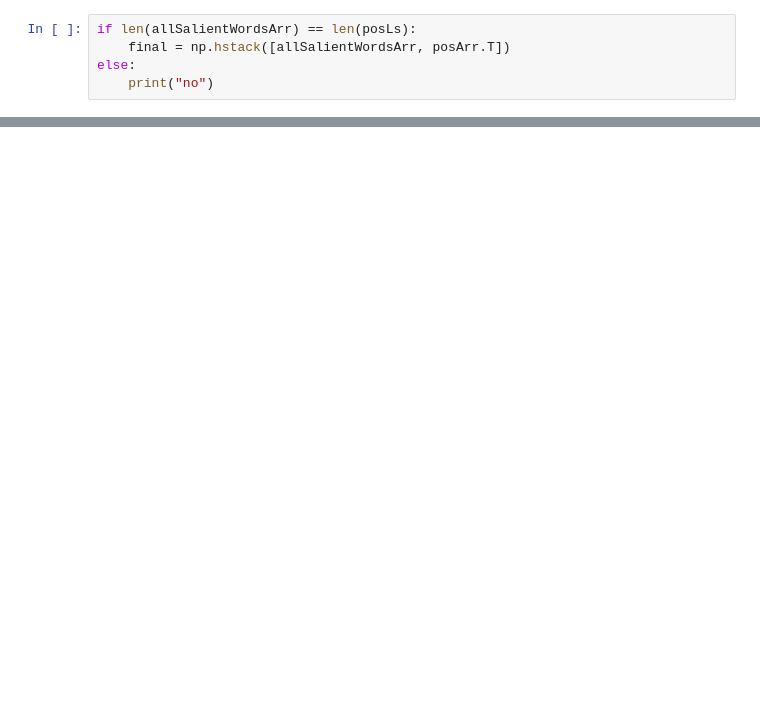
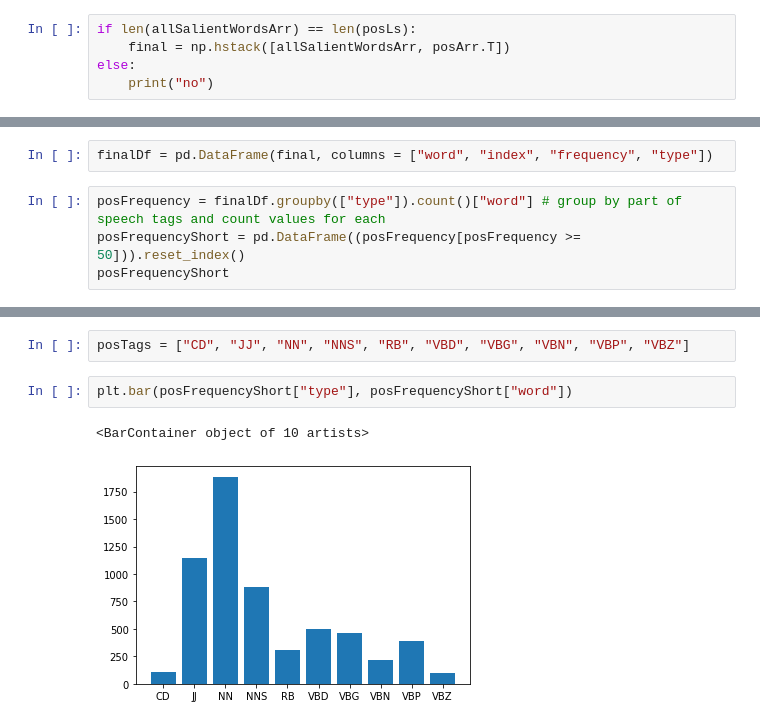
Before and after one commit to djdebonis/downByTheRiver, a Jupyter notebook: livingInAVan.ipynb, the cells around one changed output, grey strips where cells are left out. Cells and saved outputs as stored; diff of their text form; blank space fills up the shorter version.

Commit message:
starting to plot part of speech. got transl from nltk website html

```diff
--- a/livingInAVan.ipynb
+++ b/livingInAVan.ipynb
@@ -313,0 +244,6 @@ len(posLs)
+# %%
+finalDf = pd.DataFrame(final, columns = ["word", "index", "frequency", "type"])
+# %%
+posFrequency = finalDf.groupby(["type"]).count()["word"] # group by part of speech tags and count values for each
+posFrequencyShort = pd.DataFrame((posFrequency[posFrequency >= 50])).reset_index()
+posFrequencyShort
@@ -313,0 +262,7 @@ len(posLs)
+# %%
+posTags = ["CD", "JJ", "NN", "NNS", "RB", "VBD", "VBG", "VBN", "VBP", "VBZ"]
+# %%
+plt.bar(posFrequencyShort["type"], posFrequencyShort["word"])
+# %% [output]
+<BarContainer object of 10 artists>
+[figure, added]
```
Also changed, not shown: parts of 20 cells of this notebook, 1 other file.
